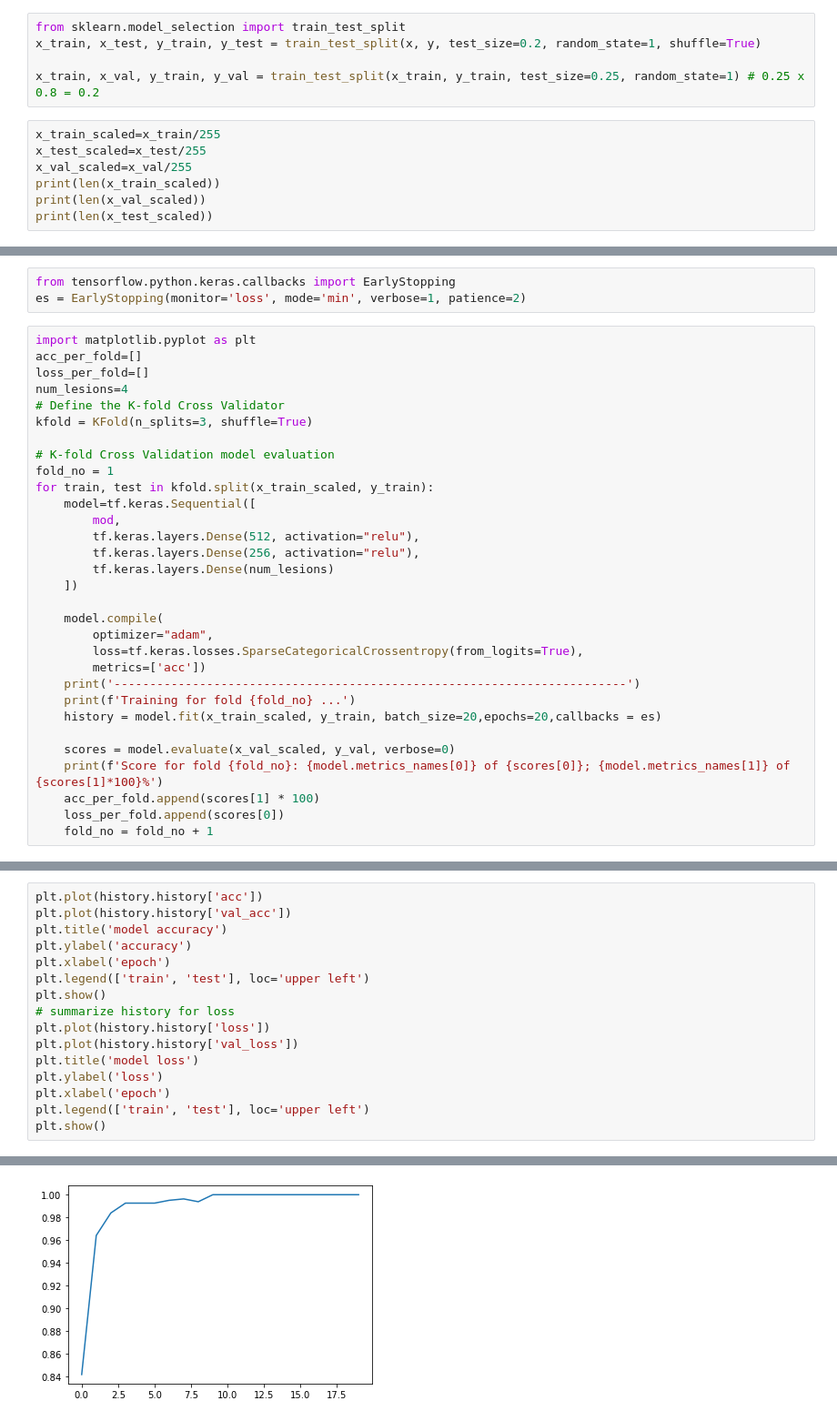
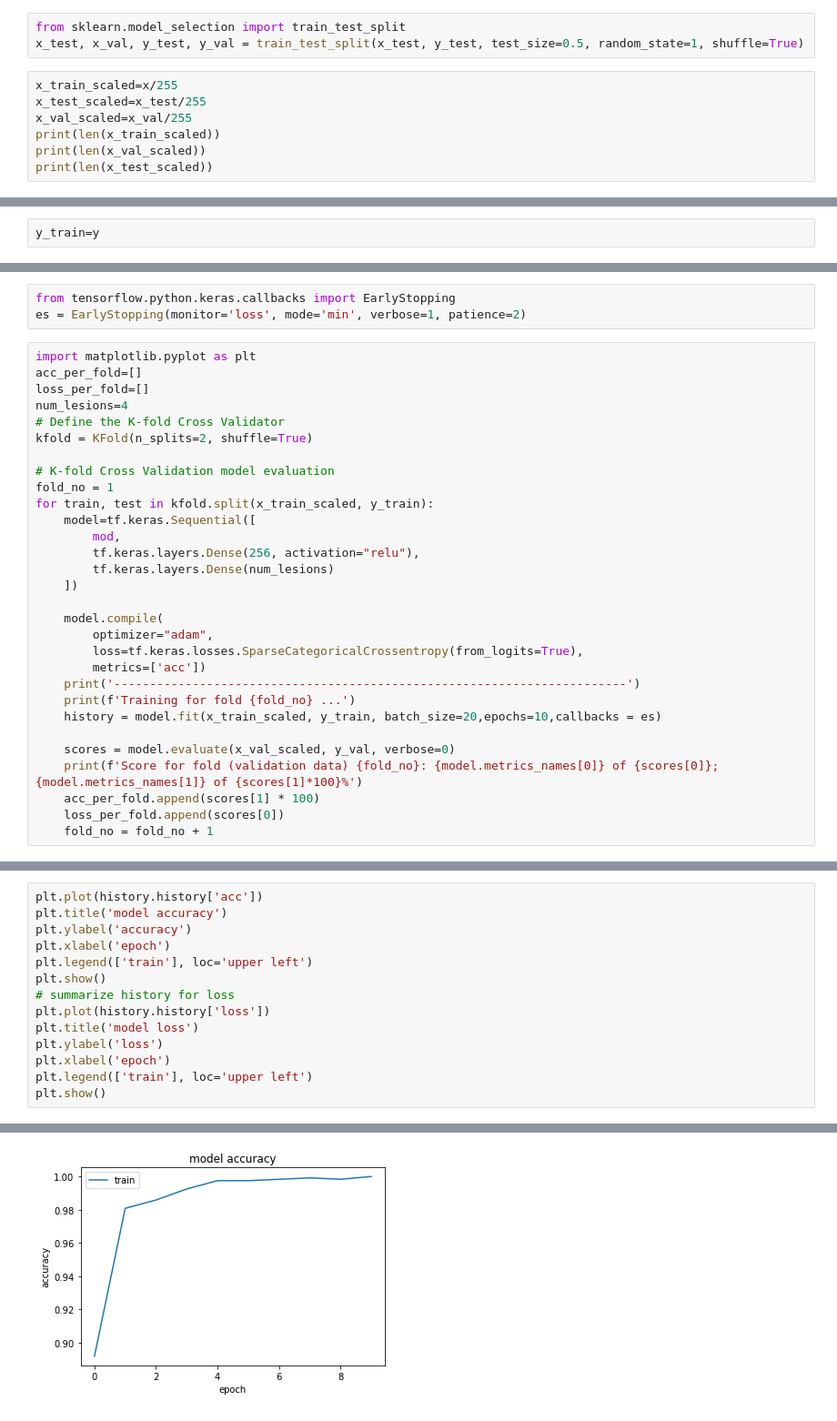
Before and after one commit to sanjana091001/Medical_Imaging, a Jupyter notebook: cerv_canc(EfficientNet).ipynb, the cells around one changed output, grey strips where cells are left out. Shown at 91% size. Drawn from its saved outputs; the diff is of its cells as text.

Commit message:
test data not augmented

```diff
--- a/cerv_canc(EfficientNet).ipynb
+++ b/cerv_canc(EfficientNet).ipynb
@@ -53,10 +78,8 @@ y=np.array(y)
 # %%
 from sklearn.model_selection import train_test_split
-x_train, x_test, y_train, y_test = train_test_split(x, y, test_size=0.2, random_state=1, shuffle=True)
-
-x_train, x_val, y_train, y_val = train_test_split(x_train, y_train, test_size=0.25, random_state=1) # 0.25 x 0.8 = 0.2
+x_test, x_val, y_test, y_val = train_test_split(x_test, y_test, test_size=0.5, random_state=1, shuffle=True)
 # %%
-x_train_scaled=x_train/255
+x_train_scaled=x/255
 x_test_scaled=x_test/255
 x_val_scaled=x_val/255
 print(len(x_train_scaled))
@@ -69,3 +92,5 @@ print(len(x_test_scaled))
+# %%
+y_train=y
 # %%
 classifier="https://tfhub.dev/google/efficientnet/b0/feature-vector/1"
 mod=hub.KerasLayer(classifier, input_shape=(224,224,3), trainable=False)
@@ -80,14 +105,13 @@ acc_per_fold=[]
 loss_per_fold=[]
 num_lesions=4
 # Define the K-fold Cross Validator
-kfold = KFold(n_splits=3, shuffle=True)
+kfold = KFold(n_splits=2, shuffle=True)
 
 # K-fold Cross Validation model evaluation
 fold_no = 1
 for train, test in kfold.split(x_train_scaled, y_train):
     model=tf.keras.Sequential([
         mod,
-        tf.keras.layers.Dense(512, activation="relu"),
         tf.keras.layers.Dense(256, activation="relu"),
         tf.keras.layers.Dense(num_lesions)
     ])
@@ -98,10 +122,10 @@ for train, test in kfold.split(x_train_scaled, y_train):
         metrics=['acc'])
     print('------------------------------------------------------------------------')
     print(f'Training for fold {fold_no} ...')
-    history = model.fit(x_train_scaled, y_train, batch_size=20,epochs=20,callbacks = es)
+    history = model.fit(x_train_scaled, y_train, batch_size=20,epochs=10,callbacks = es)
 
     scores = model.evaluate(x_val_scaled, y_val, verbose=0)
-    print(f'Score for fold {fold_no}: {model.metrics_names[0]} of {scores[0]}; {model.metrics_names[1]} of {scores[1]*100}%')
+    print(f'Score for fold (validation data) {fold_no}: {model.metrics_names[0]} of {scores[0]}; {model.metrics_names[1]} of {scores[1]*100}%')
     acc_per_fold.append(scores[1] * 100)
     loss_per_fold.append(scores[0])
     fold_no = fold_no + 1
@@ -126,17 +150,15 @@ Score for fold 3: loss of 0.01118855644017458; acc of 99.63099360466003%
 # %%
 plt.plot(history.history['acc'])
-plt.plot(history.history['val_acc'])
 plt.title('model accuracy')
 plt.ylabel('accuracy')
 plt.xlabel('epoch')
-plt.legend(['train', 'test'], loc='upper left')
+plt.legend(['train'], loc='upper left')
 plt.show()
 # summarize history for loss
 plt.plot(history.history['loss'])
-plt.plot(history.history['val_loss'])
 plt.title('model loss')
 plt.ylabel('loss')
 plt.xlabel('epoch')
-plt.legend(['train', 'test'], loc='upper left')
+plt.legend(['train'], loc='upper left')
 plt.show()
 # %% [output]
@@ -144 +165 @@ KeyError: 'val_acc'
-[figure, old version]
+[figure, new version]
```
Also changed, not shown: parts of 11 cells of this notebook.
